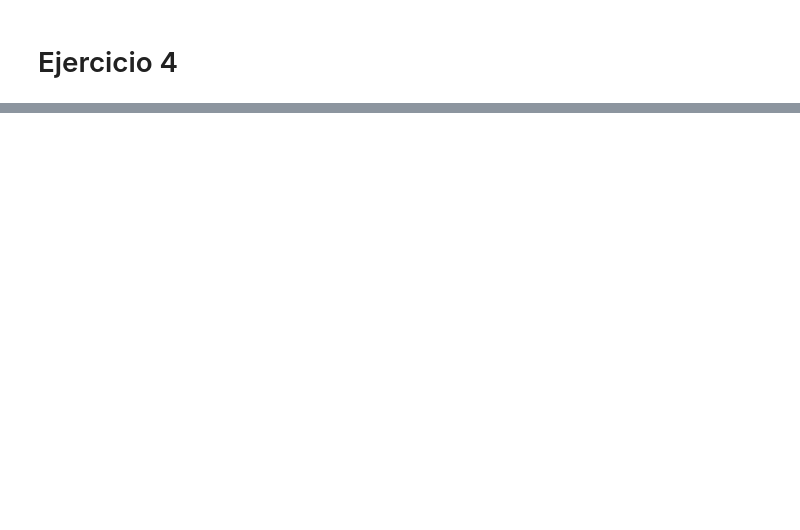
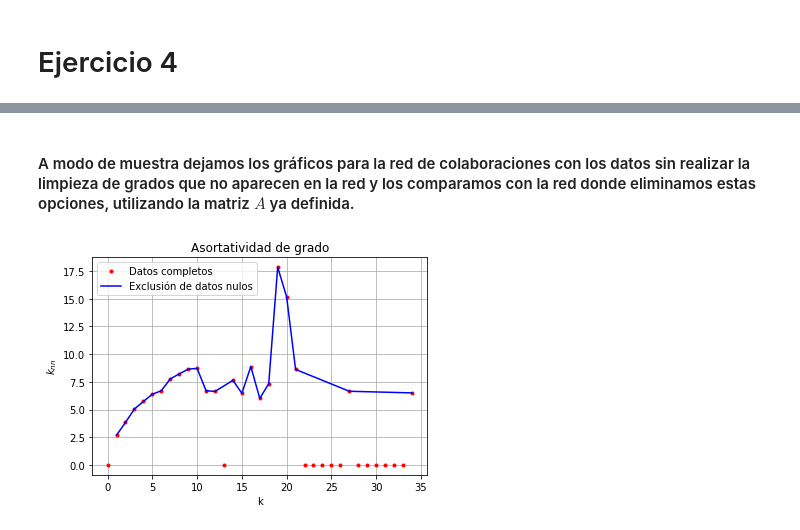
Before and after one commit to leialorenzo/Redes, a Jupyter notebook: TP1.ipynb, the cells around one changed output, grey strips where cells are left out. Drawn from its saved outputs; the diff is of its cells as text; code cells hidden in the pictures; blank space fills up the shorter version.

```diff
--- a/TP1.ipynb
+++ b/TP1.ipynb
@@ -499,0 +501,12 @@ np.matrix(Adj_matrix_lainterneh)
+# %% [markdown]
+####  A modo de muestra dejamos los gráficos para la red de colaboraciones con los datos sin realizar la limpieza de grados que no aparecen en la red y los comparamos con la red donde eliminamos estas opciones, utilizando la matriz $A$ ya definida.
+# %%
+plt.title('Asortatividad de grado')
+plt.xlabel('k')
+plt.ylabel('$k_{nn}$')
+plt.plot(gn,pn,'.r', label = 'Datos completos')
+plt.plot(matn[0],matn[1], 'b-', label = 'Exclusión de datos nulos')
+plt.legend()
+plt.grid(True)
+# %% [output]
+[figure, added]
```
Also changed, not shown: parts of 27 cells of this notebook.
